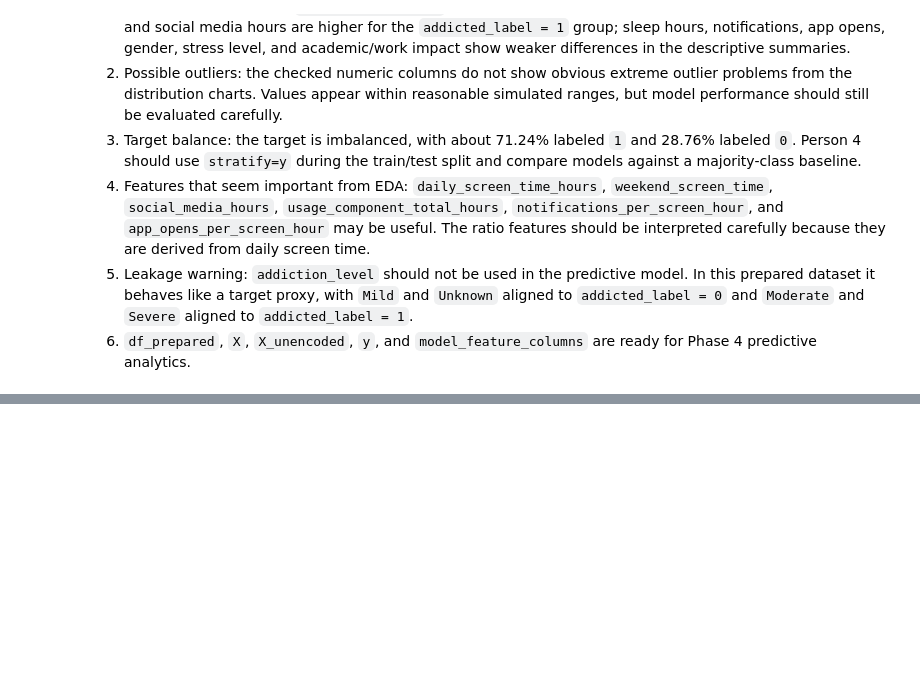
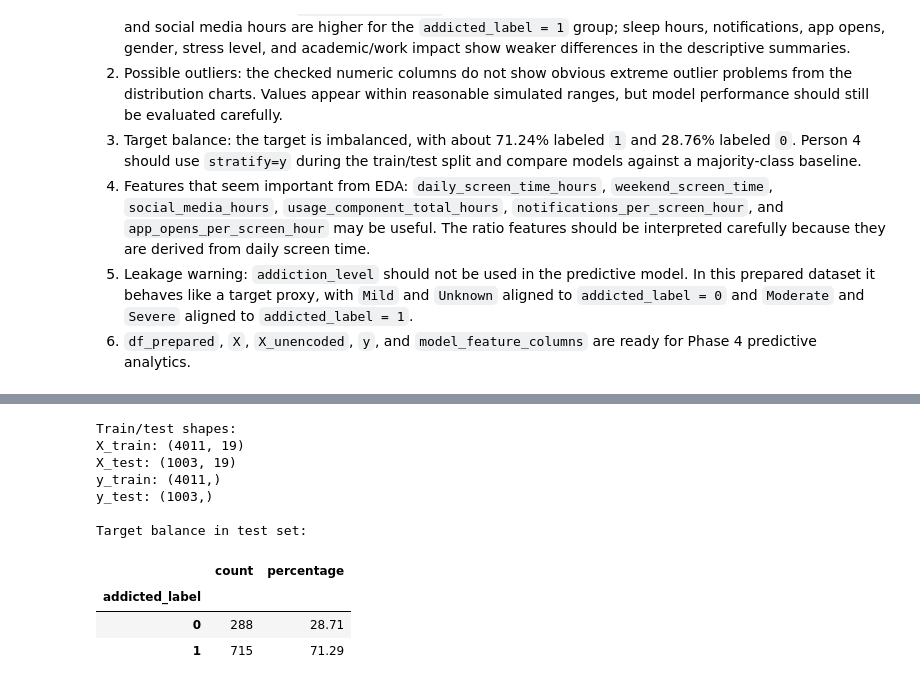
Before and after one commit to Zikri809/Data_Analytics_Project, a Jupyter notebook: Analysis.ipynb, the cells around one changed output, grey strips where cells are left out. Saved outputs shown, nothing was run; the diff lists cells and outputs as text; code cells hidden in the pictures; blank space fills up the shorter version.

```diff
--- a/Analysis.ipynb
+++ b/Analysis.ipynb
@@ -805,0 +816,68 @@ Correlation does not prove causation, but it helps identify non-leaking variable
+# %%
+from sklearn.model_selection import train_test_split, GridSearchCV
+from sklearn.preprocessing import StandardScaler
+from sklearn.pipeline import Pipeline
+from sklearn.metrics import (
+    accuracy_score,
+    precision_score,
+    recall_score,
+    f1_score,
+    confusion_matrix,
+    classification_report
+)
+from sklearn.dummy import DummyClassifier
+from sklearn.linear_model import LogisticRegression
+from sklearn.tree import DecisionTreeClassifier
+from sklearn.naive_bayes import GaussianNB
+from sklearn.neighbors import KNeighborsClassifier
+from sklearn.neural_network import MLPClassifier
+
+# Confirm the modeling feature matrix follows the project leakage rules.
+leakage_columns = ['transaction_id', 'user_id', 'gender', 'addiction_level', 'addicted_label']
+leakage_columns_in_X = [col for col in leakage_columns if col in X.columns]
+
+print('Leakage columns found in X:')
+print(leakage_columns_in_X if leakage_columns_in_X else 'None')
+
+print()
+print('Feature matrix and target shape:')
+print(f'X shape: {X.shape}')
+print(f'y shape: {y.shape}')
+
+print()
+print('Target class balance before split:')
+target_balance = pd.concat(
+    [
+        y.value_counts().sort_index().rename('count'),
+        (y.value_counts(normalize=True).sort_index() * 100).round(2).rename('percentage')
+    ],
+    axis=1
+)
+display(target_balance)
+
+X_train, X_test, y_train, y_test = train_test_split(
+    X,
+    y,
+    test_size=0.20,
+    random_state=42,
+    stratify=y
+)
+
+print()
+print('Train/test shapes:')
+print(f'X_train: {X_train.shape}')
+print(f'X_test: {X_test.shape}')
+print(f'y_train: {y_train.shape}')
+print(f'y_test: {y_test.shape}')
+
+print()
+print('Target balance in test set:')
+test_balance = pd.concat(
+    [
+        y_test.value_counts().sort_index().rename('count'),
+        (y_test.value_counts(normalize=True).sort_index() * 100).round(2).rename('percentage')
+    ],
+    axis=1
+)
+display(test_balance)
+# %% [output]
@@ -805,0 +896,11 @@ Correlation does not prove causation, but it helps identify non-leaking variable
+Train/test shapes:
+X_train: (4011, 19)
+X_test: (1003, 19)
+y_train: (4011,)
+y_test: (1003,)
+
+Target balance in test set:
+|  | count | percentage |
+| addicted_label |  |  |
+| 0 | 288 | 28.71 |
+| 1 | 715 | 71.29 |
```
Also changed, not shown: parts of 12 cells of this notebook.
